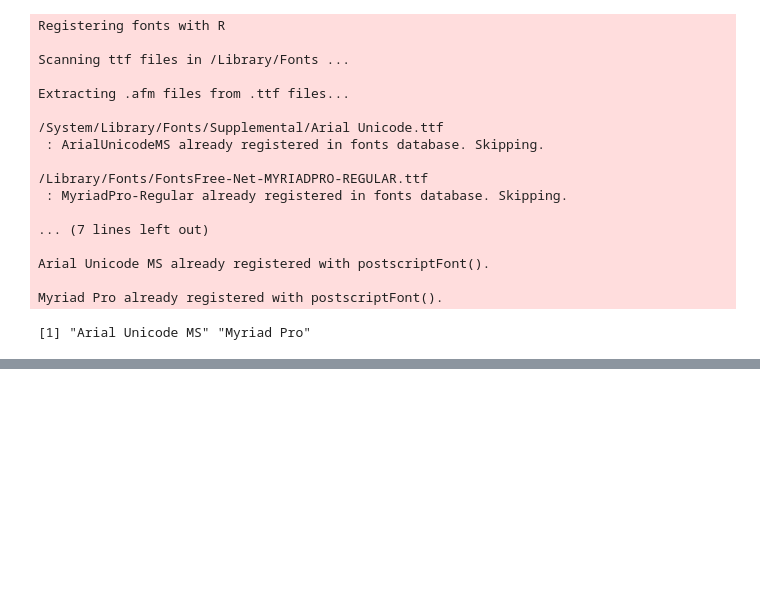
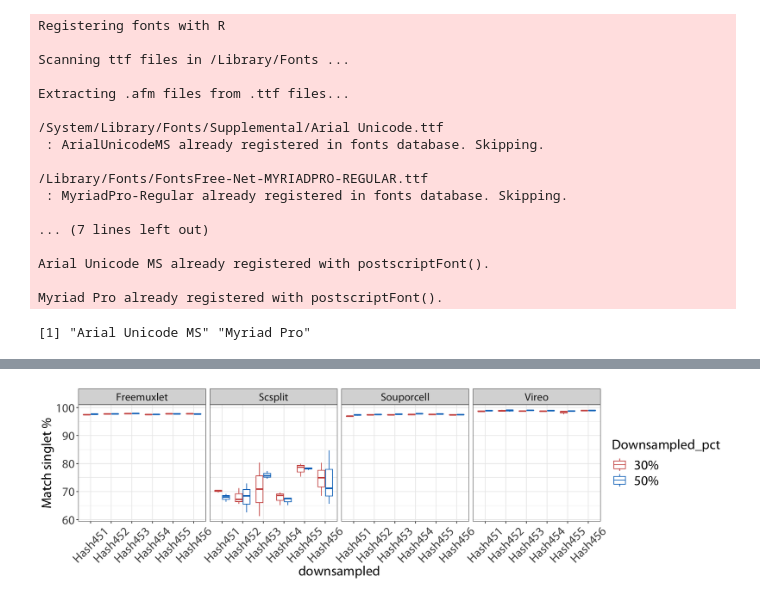
Before and after one commit to theislab/hadge-reproducibility, a Jupyter notebook: notebooks/downsampled_result.ipynb, the cells around one changed output, grey strips where cells are left out. Cells and saved outputs as stored; diff of their text form; code cells hidden in the pictures; blank space fills up the shorter version.

```diff
--- a/notebooks/downsampled_result.ipynb
+++ b/notebooks/downsampled_result.ipynb
@@ -297,0 +486,46 @@ Warning message in melt(comparison_results, id.vars = "Barcode", measure.vars =
+# %%
+run1_50$Run <- 1
+run1_50$Downsampled_pct <- "50%"
+run2_50$Run <- 2
+run2_50$Downsampled_pct <- "50%"
+run3_50$Run <- 3
+run3_50$Downsampled_pct <- "50%"
+run1_30$Run <- 1
+run1_30$Downsampled_pct <- "30%"
+run2_30$Run <- 2
+run2_30$Downsampled_pct <- "30%"
+run3_30$Run <- 3
+run3_30$Downsampled_pct <- "30%"
+all_res <- rbind(run1_50, run2_50, run3_50, run1_30, run2_30, run3_30)
+all_res$downsampled <- as.factor(all_res$downsampled)
+all_res$Run <- as.factor(all_res$Run)
+all_res$Downsampled_pct <- as.factor(all_res$Downsampled_pct)
+all_res$Method <- gsub("Downsample_30_run1_", "", all_res$Method)
+all_res$Method <- gsub("Downsample_30_run2_", "", all_res$Method)
+all_res$Method <- gsub("Downsample_30_run3_", "", all_res$Method)
+all_res$Method <- gsub("Downsample_50_run1_", "", all_res$Method)
+all_res$Method <- gsub("Downsample_50_run2_", "", all_res$Method)
+all_res$Method <- gsub("Downsample_50_run3_", "", all_res$Method)
+# %%
+options(repr.plot.width = 14, repr.plot.height = 4)
+ggplot(all_res, aes(x = downsampled, y = Percentage, color = Downsampled_pct)) +
+    geom_boxplot() +
+    theme_bw() +
+    facet_grid(~Method) +
+    ylab("Match singlet %") +
+    scale_color_manual(
+        values = c("#CD534CFF", "#0073C2FF")
+    ) +
+    theme(
+        text = element_text(size = 20, family = "Myriad Pro"),
+        axis.text = element_text(size = 18),
+        axis.text.x = element_text(vjust = 0.5, angle = 45),
+        axis.title = element_text(size = 20),
+        legend.text = element_text(size = 20),
+        legend.title = element_text(size = 20),
+        legend.key.size = unit(0.8, "cm"),
+        plot.title = element_text(size = 30, hjust = 0.5)
+    )
+ggsave("/Users/xichenwu/Downloads/hadge_revise/fig5/downsampled.pdf", dpi = 300, height = 4, width = 14)
+# %% [output]
+[figure, added]
```
Also changed, not shown: parts of 28 cells of this notebook, 1 other file.
